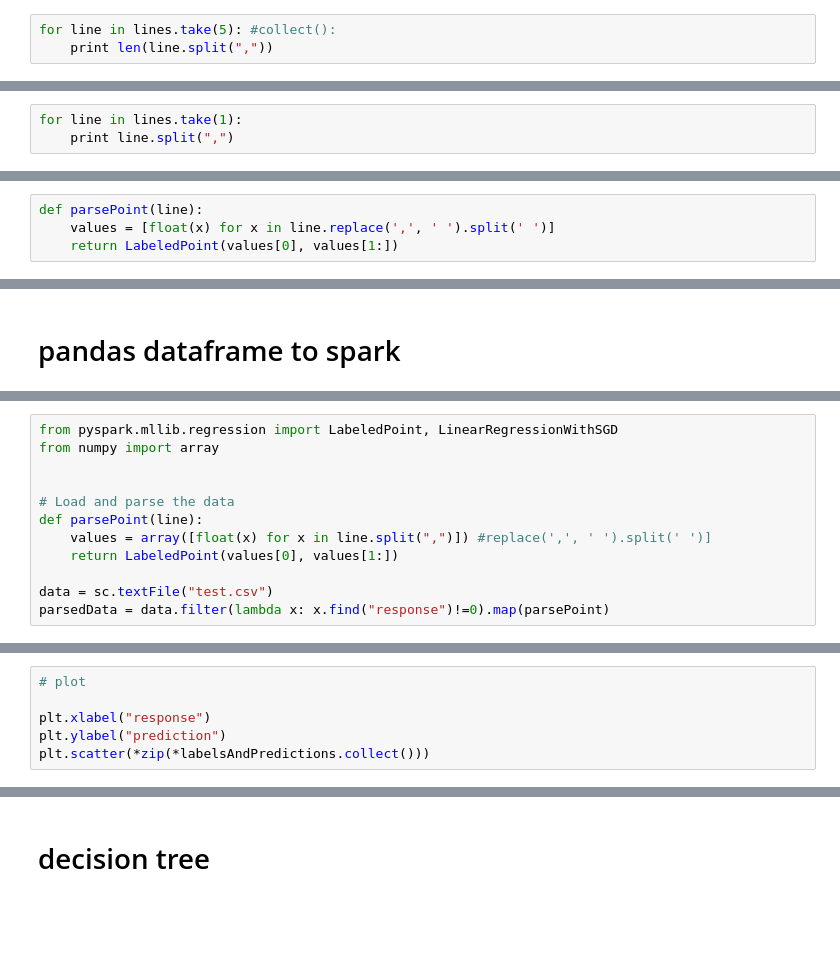
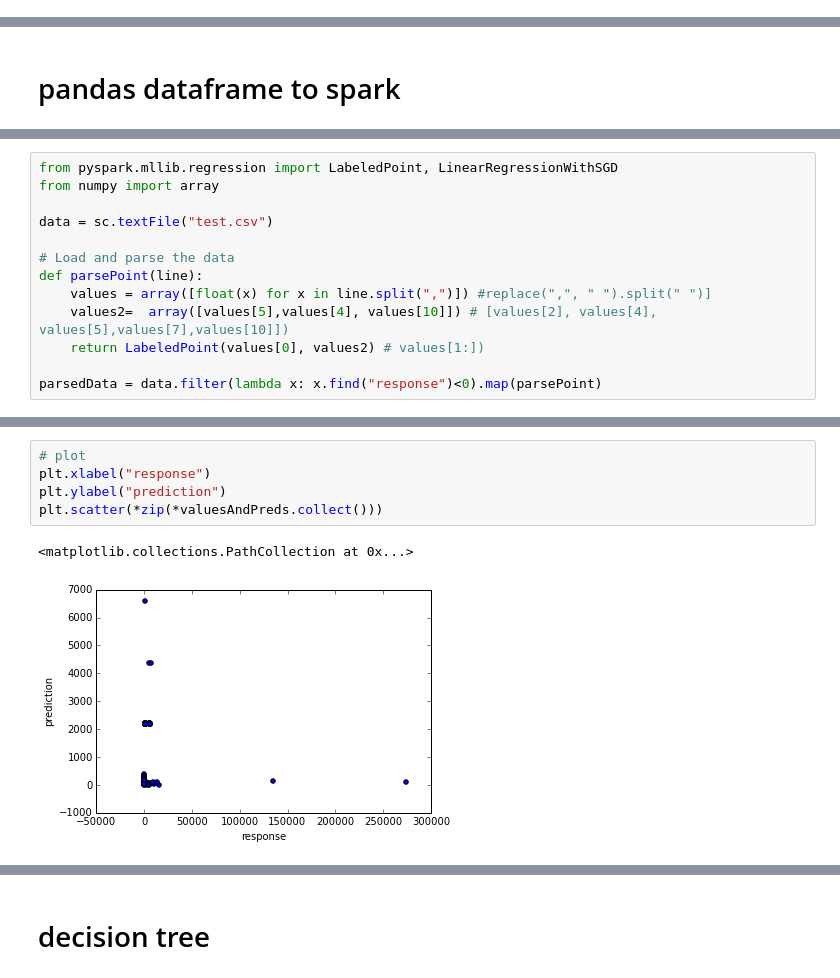
Before and after one commit to wangwf/Codes, a Jupyter notebook: spark/spark-ex.ipynb, the cells around one changed output, grey strips where cells are left out. Saved outputs shown, nothing was run; the diff lists cells and outputs as text; blank space fills up the shorter version.

```diff
--- a/spark/spark-ex.ipynb
+++ b/spark/spark-ex.ipynb
@@ -87,6 +114,3 @@ lines = sc.textFile("../dataLogs/output3_df.txt")
 lines.distinct().count()
 # %% [output]
 421
-# %%
-for line in lines.take(5): #collect():
-    print len(line.split(","))
@@ -99,3 +116,0 @@ for line in lines.take(5): #collect():
-# %%
-for line in lines.take(1):
-    print line.split(",")
@@ -156,4 +158,0 @@ TypeError: take() takes exactly 2 arguments (1 given)
-# %%
-def parsePoint(line):
-    values = [float(x) for x in line.replace(',', ' ').split(' ')]
-    return LabeledPoint(values[0], values[1:])
@@ -324,14 +264,15 @@ data1.to_csv("test.csv",index=False)
 from pyspark.mllib.regression import LabeledPoint, LinearRegressionWithSGD
 from numpy import array
 
+data = sc.textFile("test.csv")
 
 # Load and parse the data
 def parsePoint(line):
-    values = array([float(x) for x in line.split(",")]) #replace(',', ' ').split(' ')]
-    return LabeledPoint(values[0], values[1:])
+    values = array([float(x) for x in line.split(",")]) #replace(",", " ").split(" ")]
+    values2=  array([values[5],values[4], values[10]]) # [values[2], values[4], values[5],values[7],values[10]])
+    return LabeledPoint(values[0], values2) # values[1:])
 
-data = sc.textFile("test.csv")
-parsedData = data.filter(lambda x: x.find("response")!=0).map(parsePoint)
+parsedData = data.filter(lambda x: x.find("response")<0).map(parsePoint)
 # %%
 parsedData.take(2)
 # %% [output]
@@ -355,6 +314,8 @@ PicklingError: Can't pickle builtin <type 'method_descriptor'>
 # %%
 # plot
-
 plt.xlabel("response")
 plt.ylabel("prediction")
-plt.scatter(*zip(*labelsAndPredictions.collect()))
+plt.scatter(*zip(*valuesAndPreds.collect()))
+# %% [output]
+<matplotlib.collections.PathCollection at 0x...>
+[figure, added]
```
Also changed, not shown: parts of 73 cells of this notebook, 4 other files.
